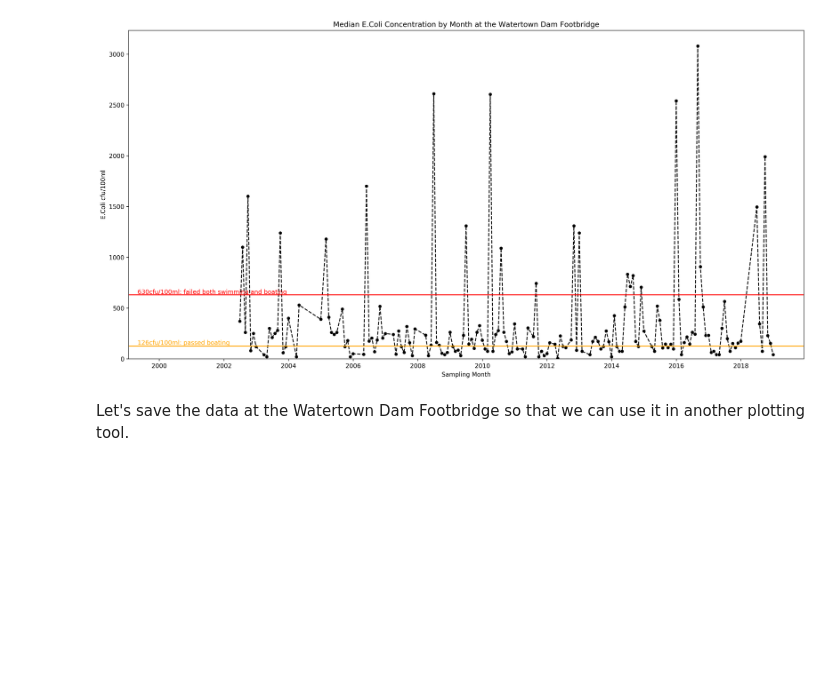
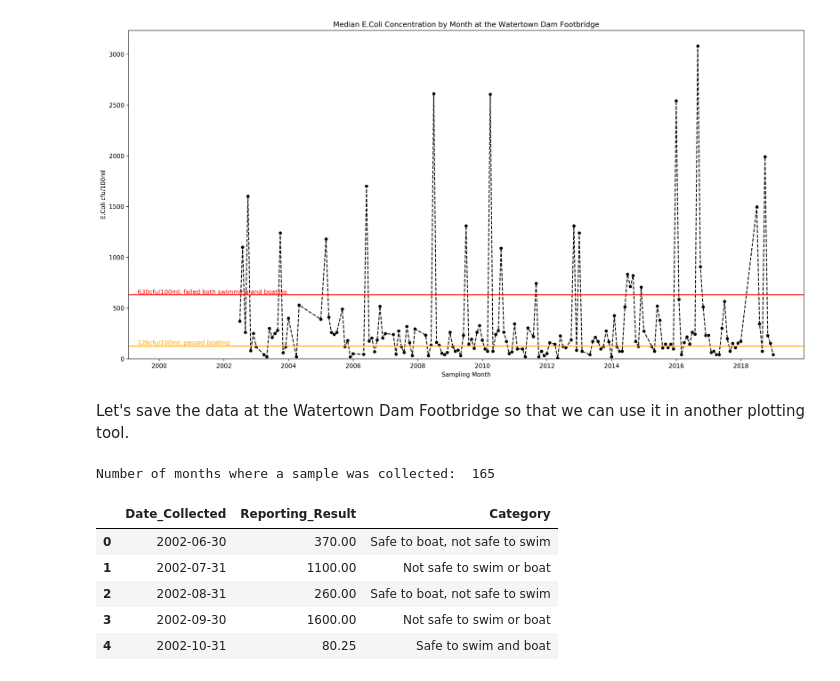
Before and after one commit to codeforboston/safe-water, a Jupyter notebook: projects/crwa/notebooks/data_for_EColi_timeseries.ipynb, the cells around one changed output. Cells and saved outputs as stored; diff of their text form; code cells hidden in the pictures; blank space fills up the shorter version.

Commit message:
added stats for Ecoli

```diff
--- a/projects/crwa/notebooks/data_for_EColi_timeseries.ipynb
+++ b/projects/crwa/notebooks/data_for_EColi_timeseries.ipynb
@@ -271,3 +271,32 @@ plt.show()
 Let's save the data at the Watertown Dam Footbridge so that we can use it in another plotting tool.
 # %%
 dam_month.to_csv(path_or_buf="../data/sampling_datasets/EColi_WatertownDam_Timeseries.csv")
+# %%
+# compute some basic stats to add to the visualization's description:
+n_obs = dam_month.shape[0] - dam_month.isnull().sum()[1]
+print("Number of months where a sample was collected: ", n_obs)
+
+dam_month_complete = dam_month.dropna() # keep only months where data was collected for the stats.
+dam_month_complete.loc[:,'Category'] = np.select(
+    [
+        dam_month_complete['Reporting_Result'].between(0, 126, inclusive=True),
+        dam_month_complete['Reporting_Result'].between(127, 630, inclusive=True),
+        dam_month_complete['Reporting_Result'] > 630
+    ],
+    [
+        'Safe to swim and boat',
+        'Safe to boat, not safe to swim',
+        'Not safe to swim or boat'
+    ],
+    default='Unknown'
+)
+
+dam_month_complete.head()
+# %% [output]
+Number of months where a sample was collected:  165
+|  | Date_Collected | Reporting_Result | Category |
+| 0 | 2002-06-30 | 370.00 | Safe to boat, not safe to swim |
+| 1 | 2002-07-31 | 1100.00 | Not safe to swim or boat |
+| 2 | 2002-08-31 | 260.00 | Safe to boat, not safe to swim |
+| 3 | 2002-09-30 | 1600.00 | Not safe to swim or boat |
+| 4 | 2002-10-31 | 80.25 | Safe to swim and boat |
```
Also changed, not shown: parts of 3 cells of this notebook.
